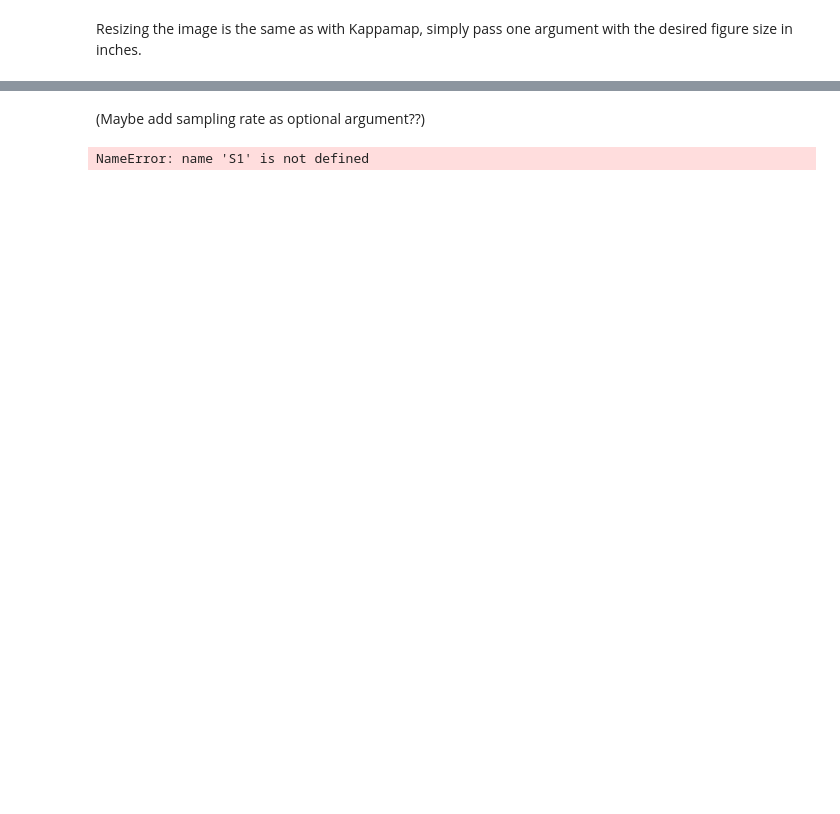
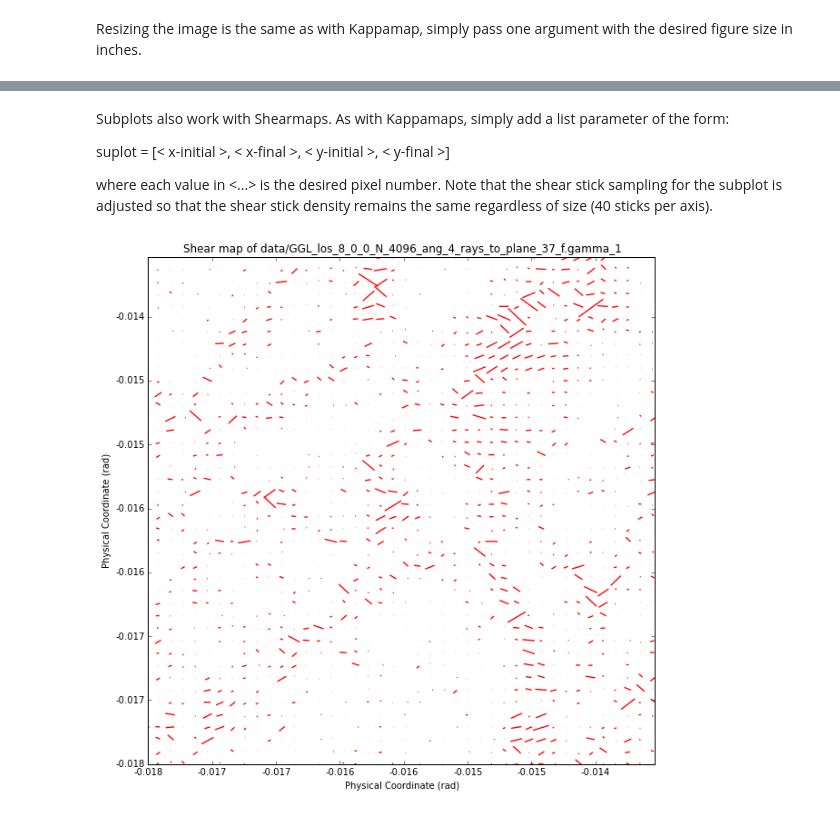
Before and after one commit to drphilmarshall/Pangloss, a Jupyter notebook: ShearMapDemo.ipynb, the cells around one changed output, grey strips where cells are left out. Saved outputs shown, nothing was run; the diff lists cells and outputs as text; code cells hidden in the pictures; blank space fills up the shorter version.

Commit message:
Updated both the Kappamap and Shearmap demos with newest code.

```diff
--- a/ShearMapDemo.ipynb
+++ b/ShearMapDemo.ipynb
@@ -97,8 +91,0 @@ S.plot(6)
-# %% [markdown]
-(Maybe add sampling rate as optional argument??)
-# %%
-X,Y = np.meshgrid(np.arange(0,S1.NX[0]),np.arange(0,S1.NX[0]))
-X = X[::N,::N]
-Y = Y[::N,::N]
-# %% [output]
-NameError: name 'S1' is not defined
@@ -118,0 +92,10 @@ fig.set_size_inches(12,12)
+# %% [markdown]
+Subplots also work with Shearmaps. As with Kappamaps, simply add a list parameter of the form:
+
+suplot = [< x-initial >, < x-final >, < y-initial >, < y-final >]
+
+where each value in <...> is the desired pixel number. Note that the shear stick sampling for the subplot is adjusted so that the shear stick density remains the same regardless of size (40 sticks per axis).
+# %%
+S.plot(10,[1000,1250,1000,1250])
+# %% [output]
+[figure, added]
```
Also changed, not shown: parts of 13 cells of this notebook, 1 other file.
